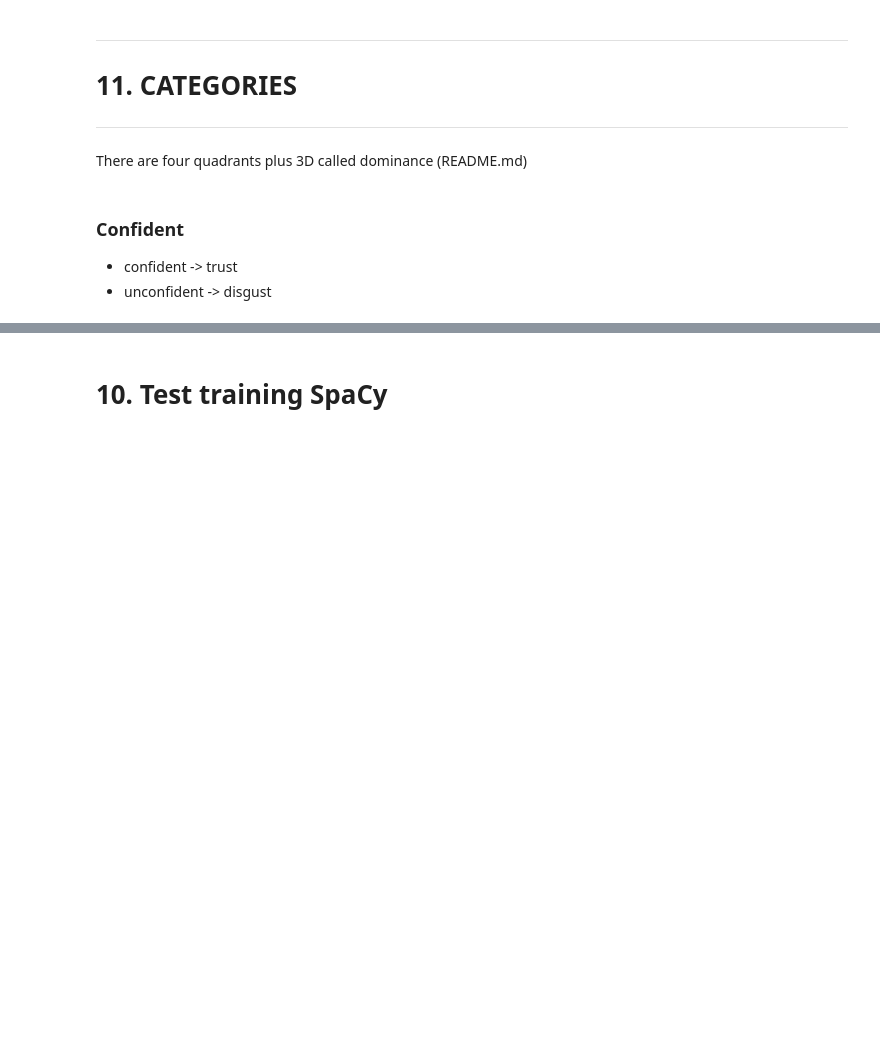
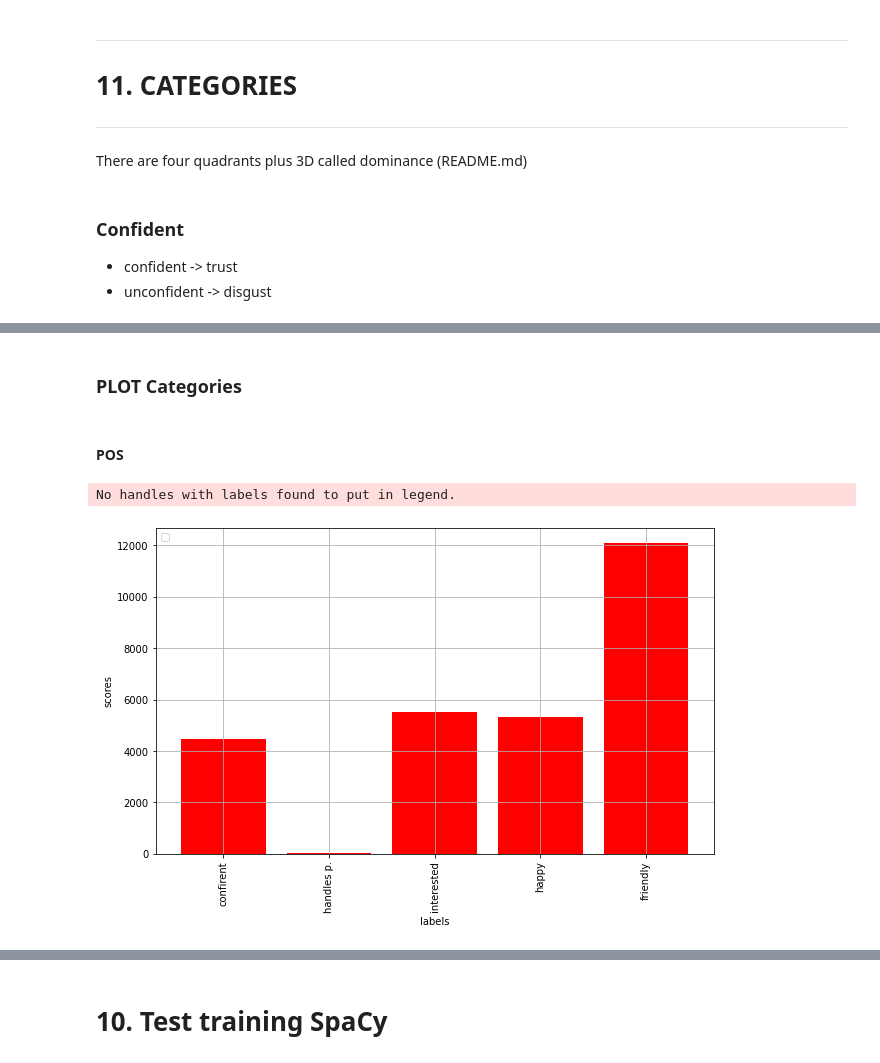
Before and after one commit to aascode/sentiment-analysis-2, a Jupyter notebook: processing/plotting_&_preprocessing_each_word_NLP.ipynb, the cells around one changed output, grey strips where cells are left out. Saved outputs shown, nothing was run; the diff lists cells and outputs as text; code cells hidden in the pictures; blank space fills up the shorter version.

Commit message:
categories reached, without organized/unorg.; need to improve processing to get cleaner distribution & balanced dataset

```diff
--- a/processing/plotting_&_preprocessing_each_word_NLP.ipynb
+++ b/processing/plotting_&_preprocessing_each_word_NLP.ipynb
@@ -946,0 +954,9 @@ SyntaxError: ignored
+# %%
+# Dominance: drop every weak feature
+pos_hp = fourth_quad
+dominance_mp_can_hp = middle_point(pos_hp, 'Dominance')
+pos_hp = pos_hp.drop(pos_hp[(pos_hp['Dominance'] < dominance_mp_can_hp)].index)
+pos_hp['category'] = 'pos hp'
+
+# NOTE
+# add more IV words, related to: calm, content, relaxed, focused
@@ -949,0 +985,9 @@ unorganized = ''
+# %%
+interested = anticipation
+
+# NOTE
+# this where just based on the Wheel of emotions (R. Plutchik)
+# as anticipation and surprise where opposites.
+# And each events are:
+# vigilance --> anticipation --> [interest]
+# amazement --> surprise --> [distraction]
@@ -950,3 +1000,2 @@ unorganized = ''
 # %%
-happy = ''
-unhappy = ''
+happy = joy
@@ -955,0 +1008,2 @@ unfriendly = ''
+# %%
+friendly = concat([joy, trust, positive])
@@ -955,0 +1012,13 @@ unfriendly = ''
+# %% [markdown]
+### PLOT Categories
+# %% [markdown]
+#### POS
+# %%
+simple_bar(
+    x=['confident', 'can hp', 'interested', 'happy', 'friendly'],
+    y=list(map(len, [confident, pos_hp, interested, happy, friendly])),
+    size=(10, 6)
+)
+# %% [output]
+No handles with labels found to put in legend.
+[figure, added]
```
Also changed, not shown: parts of 22 cells of this notebook.
